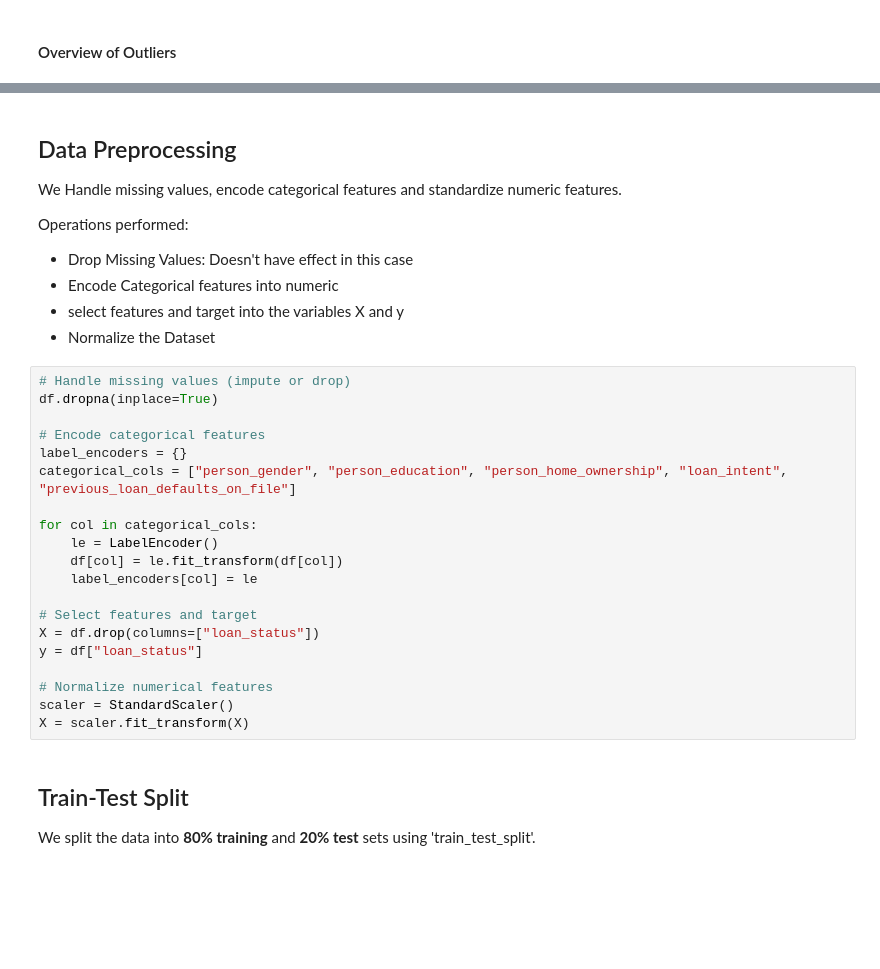
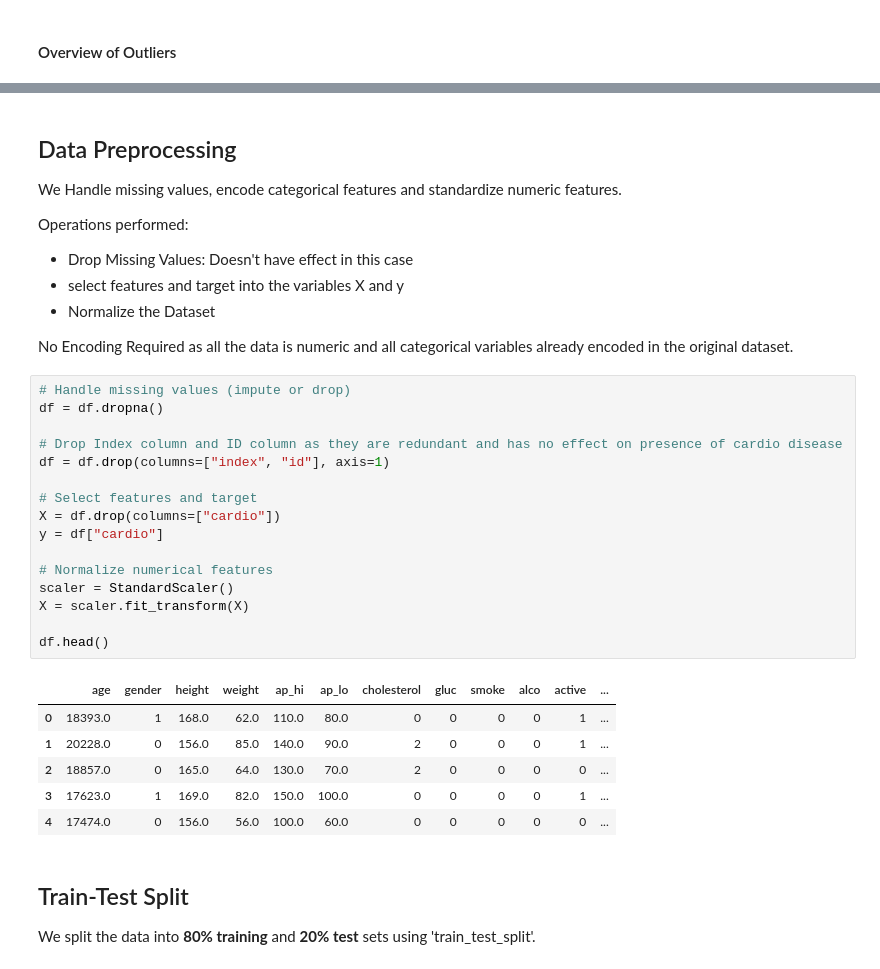
Before and after one commit to A00431008/Transformers_NN, a Jupyter notebook: Transformers_NN.ipynb, the cells around one changed output, grey strips where cells are left out. Drawn from its saved outputs; the diff is of its cells as text; blank space fills up the shorter version.

```diff
--- a/Transformers_NN.ipynb
+++ b/Transformers_NN.ipynb
@@ -199,29 +210,33 @@ We Handle missing values, encode categorical features and standardize numeric fe
 
 Operations performed:
 - Drop Missing Values: Doesn't have effect in this case
-- Encode Categorical features into numeric
 - select features and target into the variables X and y
 - Normalize the Dataset
+
+No Encoding Required as all the data is numeric and all categorical variables already encoded in the original dataset.
 # %%
 # Handle missing values (impute or drop)
-df.dropna(inplace=True)
+df = df.dropna()
 
-# Encode categorical features
-label_encoders = {}
-categorical_cols = ["person_gender", "person_education", "person_home_ownership", "loan_intent", "previous_loan_defaults_on_file"]
-
-for col in categorical_cols:
-    le = LabelEncoder()
-    df[col] = le.fit_transform(df[col])
-    label_encoders[col] = le
+# Drop Index column and ID column as they are redundant and has no effect on presence of cardio disease
+df = df.drop(columns=["index", "id"], axis=1)
 
 # Select features and target
-X = df.drop(columns=["loan_status"])
-y = df["loan_status"]
+X = df.drop(columns=["cardio"])
+y = df["cardio"]
 
 # Normalize numerical features
 scaler = StandardScaler()
 X = scaler.fit_transform(X)
+
+df.head()
+# %% [output]
+|  | age | gender | height | weight | ap_hi | ap_lo | cholesterol | gluc | smoke | alco | active | ... |
+| 0 | 18393.0 | 1 | 168.0 | 62.0 | 110.0 | 80.0 | 0 | 0 | 0 | 0 | 1 | ... |
+| 1 | 20228.0 | 0 | 156.0 | 85.0 | 140.0 | 90.0 | 2 | 0 | 0 | 0 | 1 | ... |
+| 2 | 18857.0 | 0 | 165.0 | 64.0 | 130.0 | 70.0 | 2 | 0 | 0 | 0 | 0 | ... |
+| 3 | 17623.0 | 1 | 169.0 | 82.0 | 150.0 | 100.0 | 0 | 0 | 0 | 0 | 1 | ... |
+| 4 | 17474.0 | 0 | 156.0 | 56.0 | 100.0 | 60.0 | 0 | 0 | 0 | 0 | 0 | ... |
 # %% [markdown]
 ## Train-Test Split
 
```
Also changed, not shown: parts of 31 cells of this notebook, 2 other files.
